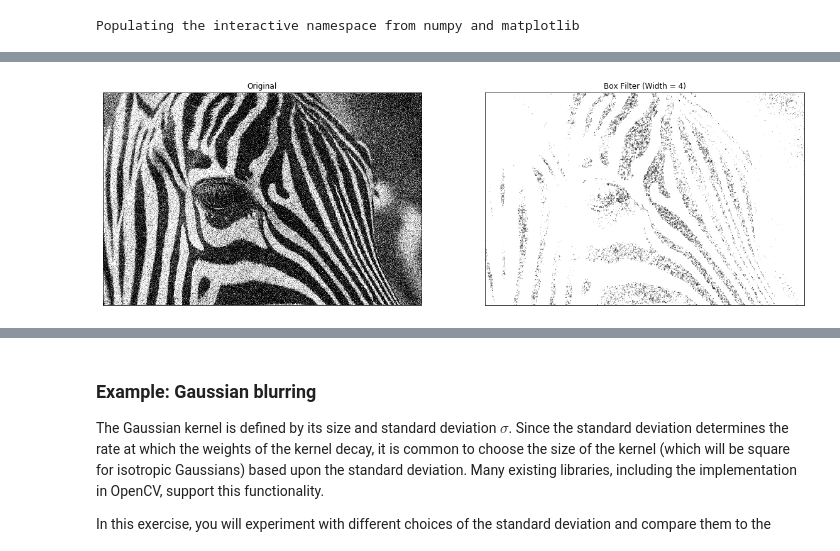
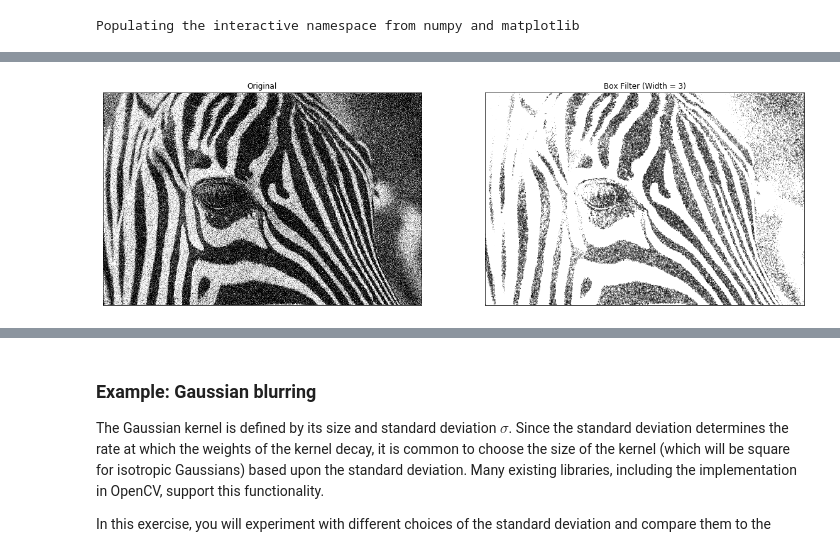
Before and after one commit to duckietown/duckietown-lx, a Jupyter notebook: visual_lane_servoing/solution/04-Image-Filtering/image_filtering.ipynb, the cells around one changed output, grey strips where cells are left out. Drawn from its saved outputs; the diff is of its cells as text; code cells hidden in the pictures.

```diff
--- a/visual_lane_servoing/solution/04-Image-Filtering/image_filtering.ipynb
+++ b/visual_lane_servoing/solution/04-Image-Filtering/image_filtering.ipynb
@@ -70,24 +66,25 @@ Can you find the filter width above which too much detail is lost? Try lowering
 # %%
-
-width = 4    # TODO CHANGE ME
-hbox = np.random.rand(width,width)
+# TODO: Create a 3x3 box filter and compare the result of convolving the noisy image above with larger box filters.
+#       Can you find the filter width above which too much detail is lost?
+width = 3
+hbox = np.random.rand(width,width) # CHANGE ME
 
 # load the image
 img = cv2.imread('../images/image_filtering/zebra-noisy.jpg', 0)
 
 # filter the source image
 img_box_filter = cv2.filter2D(img,-1,hbox)
 
 # Visualize the filtered image alongside the original image.
 fig = plt.figure(figsize = (20,20))
 ax1 = fig.add_subplot(1,2,1)
 ax1.imshow(img,cmap = 'gray')
 ax1.set_title('Original'), ax1.set_xticks([]), ax1.set_yticks([])
 ax2 = fig.add_subplot(1,2,2)
 ax2.imshow(img_box_filter,cmap = 'gray')
 ax2.set_title('Box Filter (Width = ' + str(width) +')'), ax2.set_xticks([]), ax2.set_yticks([]);
 # %% [output]
-[figure, old version]
+[figure, new version]
 # %% [markdown]
 ## Gaussian Blurring
 
```
Also changed, not shown: parts of 7 cells of this notebook, 4 other files.
